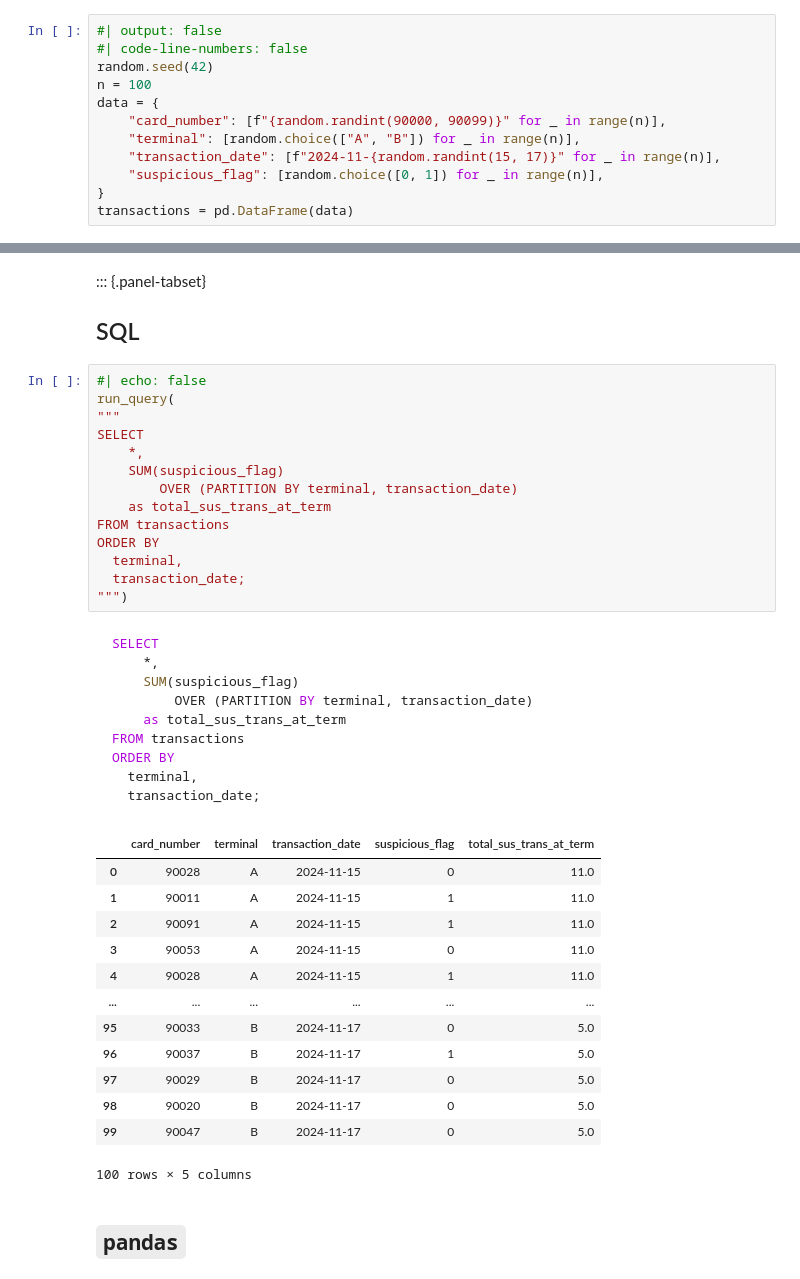
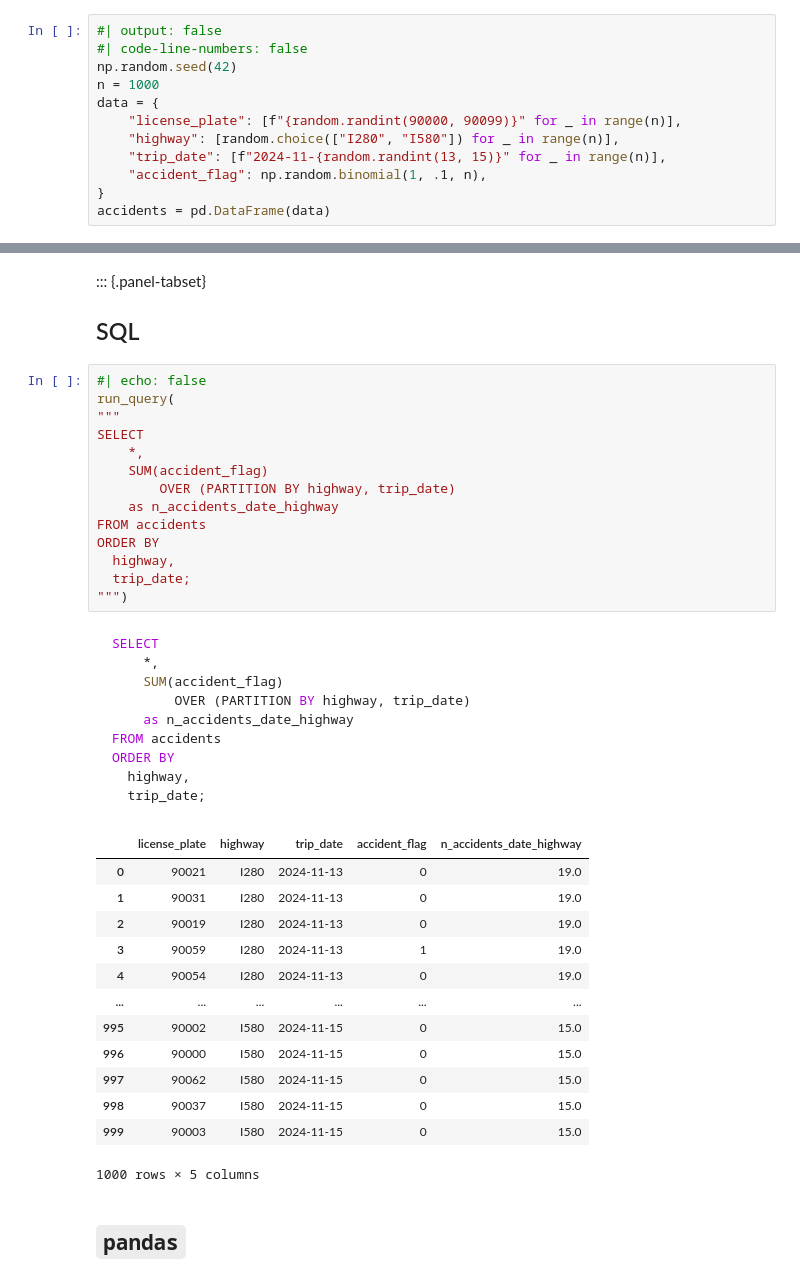
Before and after one commit to peter-amerkhanian/peter-amerkhanian.github.io, a Jupyter notebook: posts/sql-count-cases/index.ipynb, the cells around one changed output, grey strips where cells are left out. Cells and saved outputs as stored; diff of their text form.

````diff
--- a/posts/sql-count-cases/index.ipynb
+++ b/posts/sql-count-cases/index.ipynb
@@ -83,14 +94,14 @@ To start, I'll synthesize an example dataset. I'll go over the specifics later,
 # %%
 #| output: false
 #| code-line-numbers: false
-random.seed(42)
-n = 100
+np.random.seed(42)
+n = 1000
 data = {
-    "card_number": [f"{random.randint(90000, 90099)}" for _ in range(n)],
-    "terminal": [random.choice(["A", "B"]) for _ in range(n)],
-    "transaction_date": [f"2024-11-{random.randint(15, 17)}" for _ in range(n)],
-    "suspicious_flag": [random.choice([0, 1]) for _ in range(n)],
+    "license_plate": [f"{random.randint(90000, 90099)}" for _ in range(n)],
+    "highway": [random.choice(["I280", "I580"]) for _ in range(n)],
+    "trip_date": [f"2024-11-{random.randint(13, 15)}" for _ in range(n)],
+    "accident_flag": np.random.binomial(1, .1, n),
 }
-transactions = pd.DataFrame(data)
+accidents = pd.DataFrame(data)
 # %% [markdown]
 ## Connecting to a `pandas` data frame in `duckdb`
@@ -249,42 +258,42 @@ Note in the following output that the number of suspicious transactions at Termi
 # %%
 #| echo: false
 run_query(
 """
 SELECT
     *,
-    SUM(suspicious_flag)
-        OVER (PARTITION BY terminal, transaction_date)
-    as total_sus_trans_at_term
-FROM transactions
+    SUM(accident_flag)
+        OVER (PARTITION BY highway, trip_date)
+    as n_accidents_date_highway
+FROM accidents
 ORDER BY
-  terminal,
-  transaction_date;
+  highway,
+  trip_date;
 """)
 # %% [output]
 ```sql
 SELECT
     *,
-    SUM(suspicious_flag)
-        OVER (PARTITION BY terminal, transaction_date)
-    as total_sus_trans_at_term
-FROM transactions
+    SUM(accident_flag)
+        OVER (PARTITION BY highway, trip_date)
+    as n_accidents_date_highway
+FROM accidents
 ORDER BY
-  terminal,
-  transaction_date;
+  highway,
+  trip_date;
 ```
-|  | card_number | terminal | transaction_date | suspicious_flag | total_sus_trans_at_term |
-| 0 | 90028 | A | 2024-11-15 | 0 | 11.0 |
-| 1 | 90011 | A | 2024-11-15 | 1 | 11.0 |
-| 2 | 90091 | A | 2024-11-15 | 1 | 11.0 |
-| 3 | 90053 | A | 2024-11-15 | 0 | 11.0 |
-| 4 | 90028 | A | 2024-11-15 | 1 | 11.0 |
+|  | license_plate | highway | trip_date | accident_flag | n_accidents_date_highway |
+| 0 | 90021 | I280 | 2024-11-13 | 0 | 19.0 |
+| 1 | 90031 | I280 | 2024-11-13 | 0 | 19.0 |
+| 2 | 90019 | I280 | 2024-11-13 | 0 | 19.0 |
+| 3 | 90059 | I280 | 2024-11-13 | 1 | 19.0 |
+| 4 | 90054 | I280 | 2024-11-13 | 0 | 19.0 |
 | ... | ... | ... | ... | ... | ... |
-| 95 | 90033 | B | 2024-11-17 | 0 | 5.0 |
-| 96 | 90037 | B | 2024-11-17 | 1 | 5.0 |
-| 97 | 90029 | B | 2024-11-17 | 0 | 5.0 |
-| 98 | 90020 | B | 2024-11-17 | 0 | 5.0 |
-| 99 | 90047 | B | 2024-11-17 | 0 | 5.0 |
+| 995 | 90002 | I580 | 2024-11-15 | 0 | 15.0 |
+| 996 | 90000 | I580 | 2024-11-15 | 0 | 15.0 |
+| 997 | 90062 | I580 | 2024-11-15 | 0 | 15.0 |
+| 998 | 90037 | I580 | 2024-11-15 | 0 | 15.0 |
+| 999 | 90003 | I580 | 2024-11-15 | 0 | 15.0 |
-100 rows × 5 columns
+1000 rows × 5 columns
 # %% [markdown]
 ## `pandas`
 # %%
````
Also changed, not shown: parts of 47 cells of this notebook.
